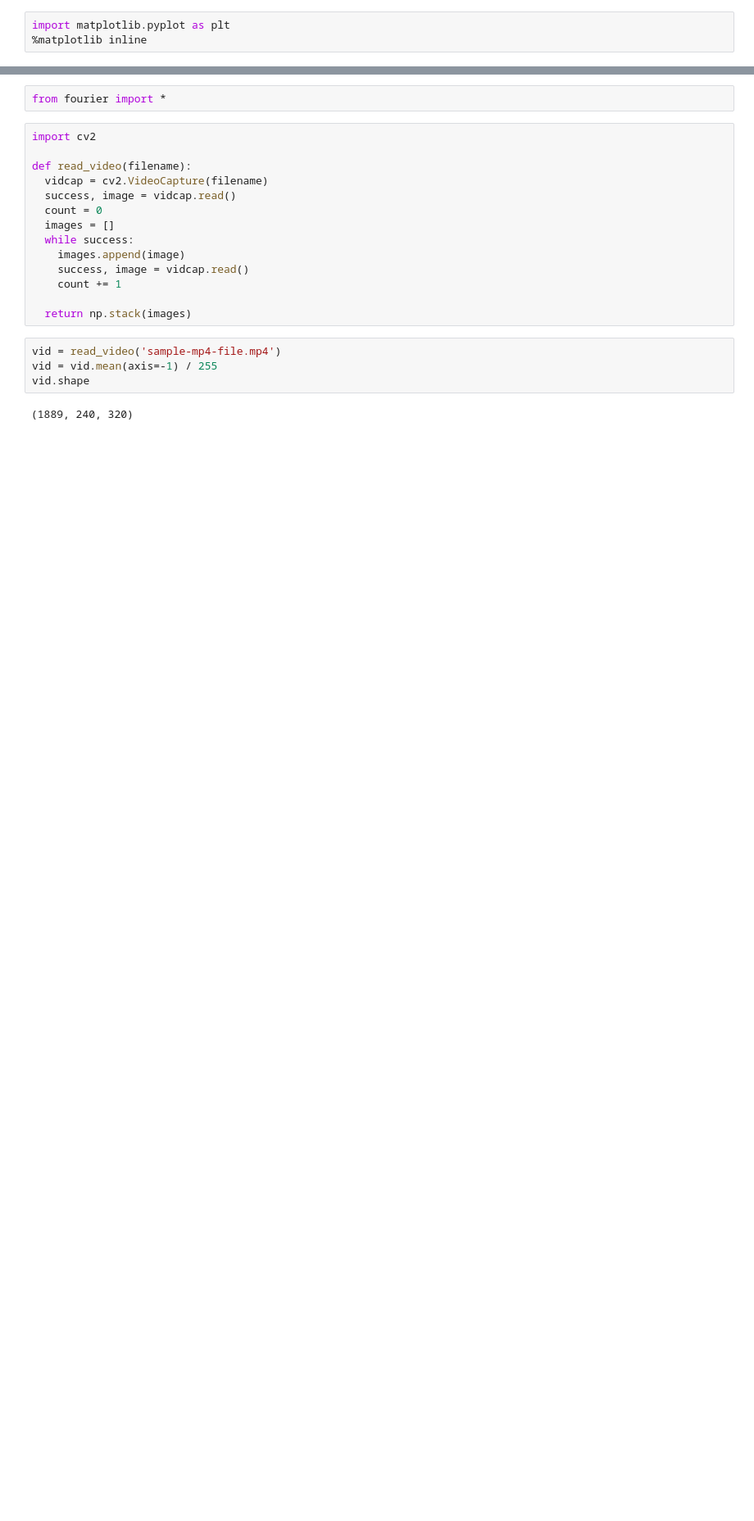
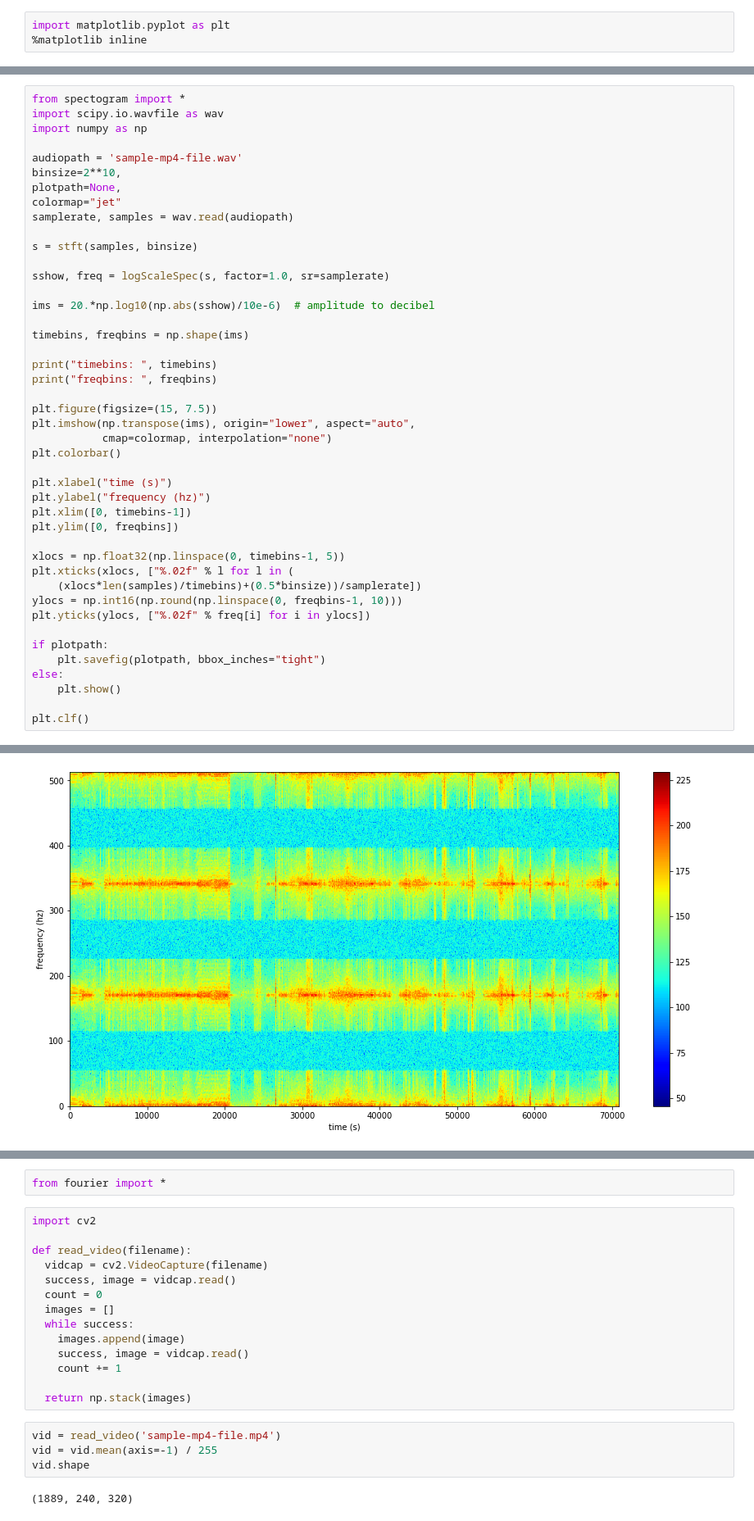
Before and after one commit to imadtoubal/Spectogram-from-Audio-and-Video, a Jupyter notebook: Spectogram.ipynb, the cells around one changed output, grey strips where cells are left out. Shown at 82% size. Cells and saved outputs as stored; diff of their text form; blank space fills up the shorter version.

```diff
--- a/Spectogram.ipynb
+++ b/Spectogram.ipynb
@@ -22,0 +37,45 @@ freqbins:  513
+# %%
+from spectogram import *
+import scipy.io.wavfile as wav
+import numpy as np
+
+audiopath = 'sample-mp4-file.wav'
+binsize=2**10,
+plotpath=None,
+colormap="jet"
+samplerate, samples = wav.read(audiopath)
+
+s = stft(samples, binsize)
+
+sshow, freq = logScaleSpec(s, factor=1.0, sr=samplerate)
+
+ims = 20.*np.log10(np.abs(sshow)/10e-6)  # amplitude to decibel
+
+timebins, freqbins = np.shape(ims)
+
+print("timebins: ", timebins)
+print("freqbins: ", freqbins)
+
+plt.figure(figsize=(15, 7.5))
+plt.imshow(np.transpose(ims), origin="lower", aspect="auto",
+           cmap=colormap, interpolation="none")
+plt.colorbar()
+
+plt.xlabel("time (s)")
+plt.ylabel("frequency (hz)")
+plt.xlim([0, timebins-1])
+plt.ylim([0, freqbins])
+
+xlocs = np.float32(np.linspace(0, timebins-1, 5))
+plt.xticks(xlocs, ["%.02f" % l for l in (
+    (xlocs*len(samples)/timebins)+(0.5*binsize))/samplerate])
+ylocs = np.int16(np.round(np.linspace(0, freqbins-1, 10)))
+plt.yticks(ylocs, ["%.02f" % freq[i] for i in ylocs])
+
+if plotpath:
+    plt.savefig(plotpath, bbox_inches="tight")
+else:
+    plt.show()
+
+plt.clf()
+# %% [output]
@@ -22,0 +86 @@ freqbins:  513
+[figure, added]
```
Also changed, not shown: parts of 11 cells of this notebook, 1 other file.
